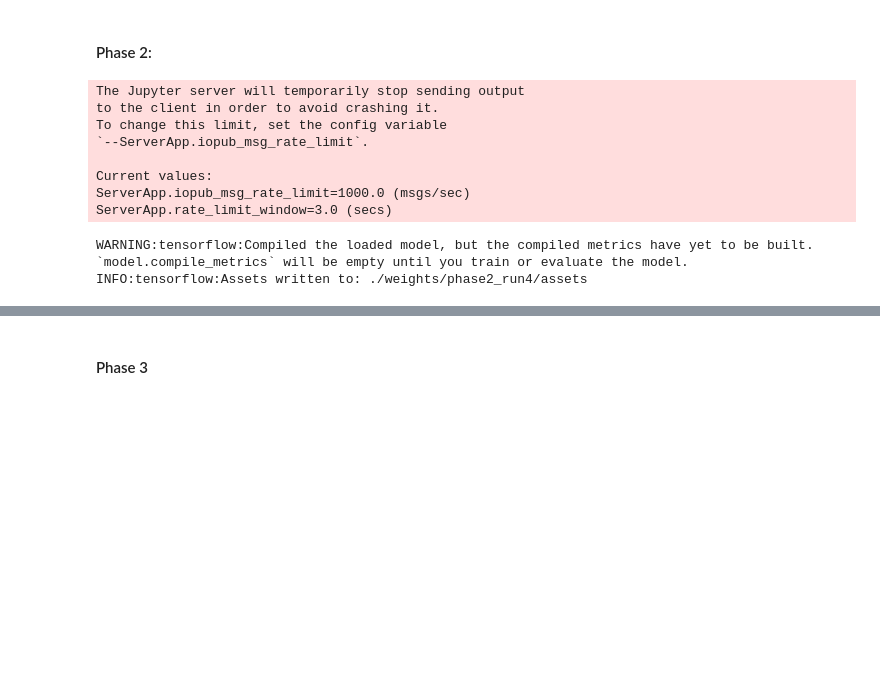
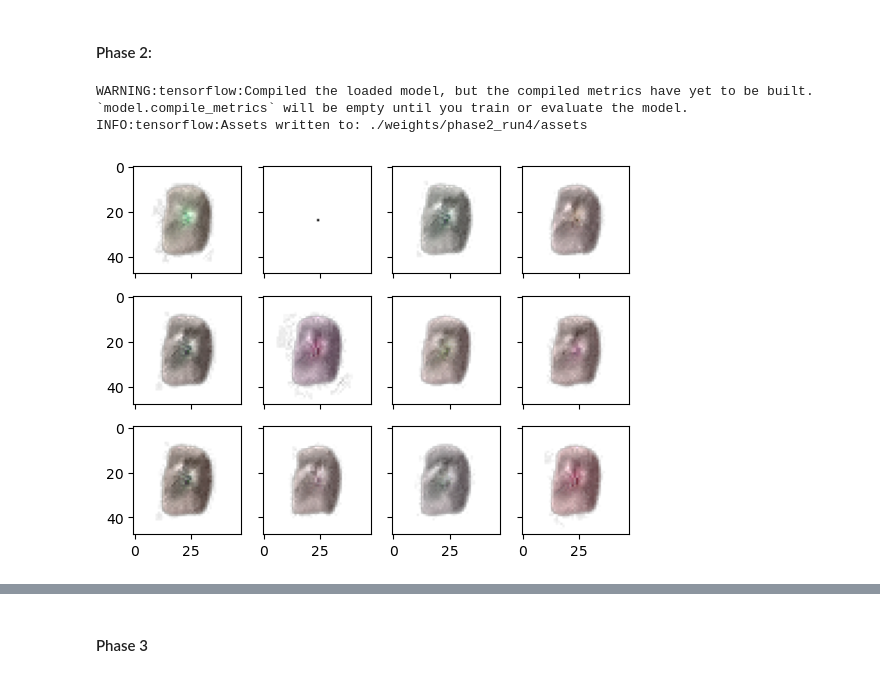
Before and after one commit to wz-ml/cellularimages, a Jupyter notebook: main.ipynb, the cells around one changed output, grey strips where cells are left out. Saved outputs shown, nothing was run; the diff lists cells and outputs as text; code cells hidden in the pictures; blank space fills up the shorter version.

```diff
--- a/main.ipynb
+++ b/main.ipynb
@@ -269,35 +325,48 @@ optimizer = optimizer.from_config(config, custom_objects=None)
 # %%
 from tqdm import tqdm, trange
 from collections import defaultdict
+import random
 
 EPOCHS = 2001
-SAMPLE_EVERY = 100
+SAMPLE_EVERY = 50
+BATCH_SIZE = 48
+REPLACE_RATE = 0.1
+POOL_SIZE = 1024
 
 with trange(EPOCHS) as pbar:
     for epoch in pbar:
-        grid = np.zeros((HYPERPARAMS['map_height'], HYPERPARAMS['map_width'], HYPERPARAMS['cell_vars']))
-        grid[HYPERPARAMS['map_height']//2][HYPERPARAMS['map_width']//2] += 1 # Alive cell in the middle of the image
-        grid = tf.convert_to_tensor(grid, dtype=tf.float32)
+        batch = random.sample(pool, BATCH_SIZE)
+        grid = tf.convert_to_tensor(np.array([i[2] for i in batch]), dtype=tf.float32)
 
-        if epoch % SAMPLE_EVERY == 0: history.append([grid[:, :, :3].numpy()])
+        if epoch % SAMPLE_EVERY == 0: history.append([grid[:, :, :, :3].numpy()])
         n_backprop_steps = random.randint(HYPERPARAMS['min-backprop-steps'],HYPERPARAMS['max-backprop-steps'])
         n_steps = random.randint(HYPERPARAMS['min-steps'], HYPERPARAMS['max-steps'])
         for ep in range(max(0, n_steps - n_backprop_steps)):
-            grid += update_grid(grid)
+            grid += update_grid_batch(grid)
+            #grid = tf.clip_by_value(grid, 0, 1)
             if epoch % SAMPLE_EVERY == 0: history[-1].append(grid[:, :, :4].numpy())
-            #grid = tf.clip_by_value(grid, 0, 1)
         with tf.GradientTape() as grad:
             grad.watch(grid); grad.watch(update_model.trainable_variables)
             for ep in range(n_backprop_steps):
-                update_batch = update_grid(grid)
+                update_batch = update_grid_batch(grid)
                 grid = grid + update_batch
                 #grid = tf.clip_by_value(grid, 0, 1)
                 if epoch % SAMPLE_EVERY == 0: history[-1].append(grid[:, :, :4].numpy())
 
             # dGdP = [tf.reduce_sum(tf.stack(grads_per_step[key]), axis=1) for key in grads_per_step]
             grad.watch(cropped)
-            L = loss(grid[:, :, :4], cropped)
-        dLdP = grad.gradient(L, update_model.trainable_variables)
+            L = loss(grid[:, :, :, :4], cropped)
+            reduced_loss = tf.reduce_mean(L)
+
+        dLdP = grad.gradient(reduced_loss, update_model.trainable_variables)
+        batch_losses = L.numpy()
+        pool_idxs = [i[0] for i in batch]
+        for index, i in enumerate(pool_idxs):
+            pool[i][1] = batch_losses[index]
+            pool[i][2] = grid[index]
+        pool = sorted(pool, key = lambda x: x[1])
+        for i in range(1, round(REPLACE_RATE*BATCH_SIZE)+1):
+            pool[-i][1] = -float('inf'); pool[-i][2] = np.copy(seed) # Replace highest loss item in the pool with the new seed.
         """
             with tf.GradientTape() as grad:
                 grad.watch(grid); grad.watch(cropped)
@@ -306,18 +375,14 @@ with trange(EPOCHS) as pbar:
         """
         normed_grads = [g/(tf.norm(g)+1e-8) for g in dLdP]
         optimizer.apply_gradients(zip(normed_grads, update_model.trainable_weights))
-        pbar.set_description("Loss: {0:.5f}".format(L.numpy()), refresh = True)
+
+        pbar.set_description("Loss: {0:.5f}".format(reduced_loss.numpy()), refresh = True)
-# %% [output]
-The Jupyter server will temporarily stop sending output
-to the client in order to avoid crashing it.
-To change this limit, set the config variable
-`--ServerApp.iopub_msg_rate_limit`.
-
-Current values:
-ServerApp.iopub_msg_rate_limit=1000.0 (msgs/sec)
-ServerApp.rate_limit_window=3.0 (secs)
 # %%
 update_model.save('./weights/phase2_run4')
 # %% [output]
 WARNING:tensorflow:Compiled the loaded model, but the compiled metrics have yet to be built. `model.compile_metrics` will be empty until you train or evaluate the model.
 INFO:tensorflow:Assets written to: ./weights/phase2_run4/assets
+# %%
+show_pool(pool)
+# %% [output]
+[figure, added]
```
Also changed, not shown: parts of 19 cells of this notebook, 8 other files.
